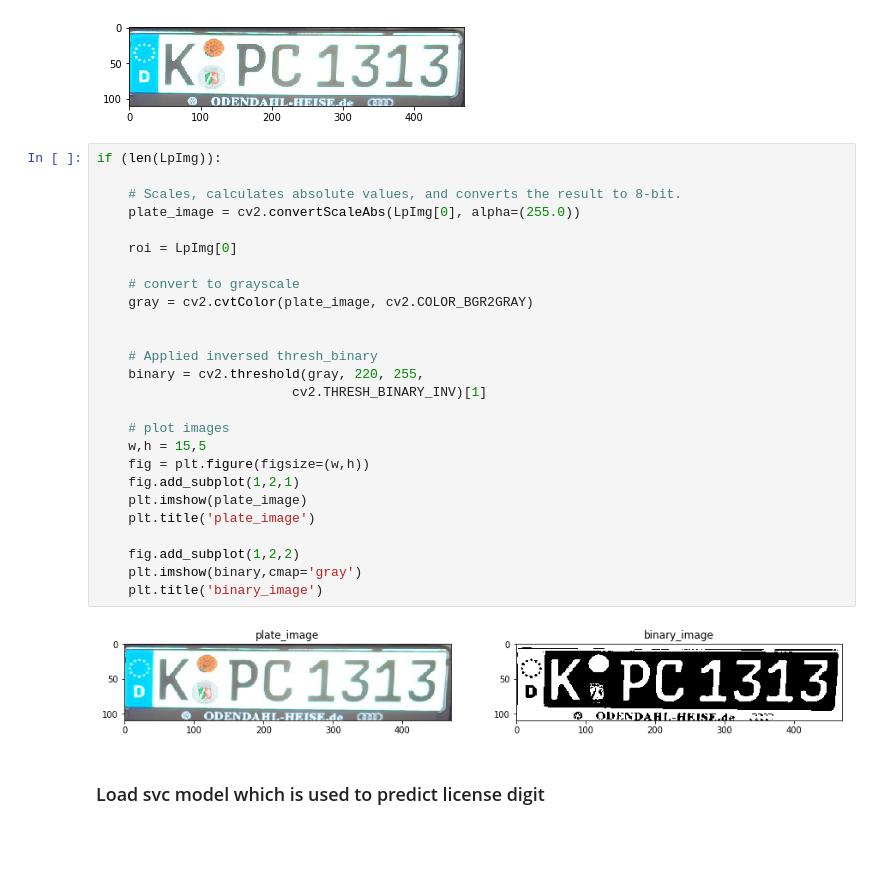
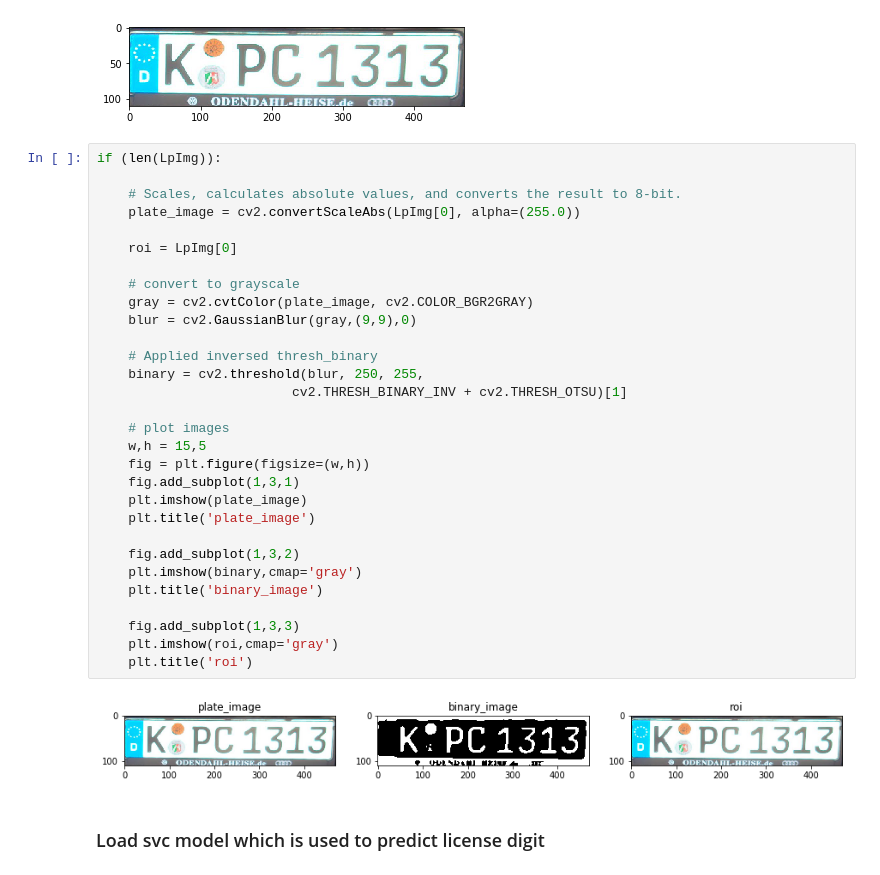
Before and after one commit to quangnhat185/Machine_learning_projects, a Jupyter notebook: License_Plate_Detection_and_Recognition/Car_plate_detection_and_recognition.ipynb, the cells around one changed output. Drawn from its saved outputs; the diff is of its cells as text; blank space fills up the shorter version.

```diff
--- a/License_Plate_Detection_and_Recognition/Car_plate_detection_and_recognition.ipynb
+++ b/License_Plate_Detection_and_Recognition/Car_plate_detection_and_recognition.ipynb
@@ -51,31 +51,35 @@ plt.imshow(LpImg[0])
 # %%
 if (len(LpImg)):
 
     # Scales, calculates absolute values, and converts the result to 8-bit.
     plate_image = cv2.convertScaleAbs(LpImg[0], alpha=(255.0))
 
     roi = LpImg[0]
 
     # convert to grayscale
     gray = cv2.cvtColor(plate_image, cv2.COLOR_BGR2GRAY)
-
+    blur = cv2.GaussianBlur(gray,(9,9),0)
 
     # Applied inversed thresh_binary
-    binary = cv2.threshold(gray, 220, 255,
-                         cv2.THRESH_BINARY_INV)[1]
+    binary = cv2.threshold(blur, 250, 255,
+                         cv2.THRESH_BINARY_INV + cv2.THRESH_OTSU)[1]
 
     # plot images
     w,h = 15,5
     fig = plt.figure(figsize=(w,h))
-    fig.add_subplot(1,2,1)
+    fig.add_subplot(1,3,1)
     plt.imshow(plate_image)
     plt.title('plate_image')
 
-    fig.add_subplot(1,2,2)
+    fig.add_subplot(1,3,2)
     plt.imshow(binary,cmap='gray')
     plt.title('binary_image')
+
+    fig.add_subplot(1,3,3)
+    plt.imshow(roi,cmap='gray')
+    plt.title('roi')
 # %% [output]
-[figure, old version]
+[figure, new version]
 # %% [markdown]
 ### Load svc model which is used to predict license digit
 # %%
```
Also changed, not shown: parts of 6 cells of this notebook, 9 other files.
